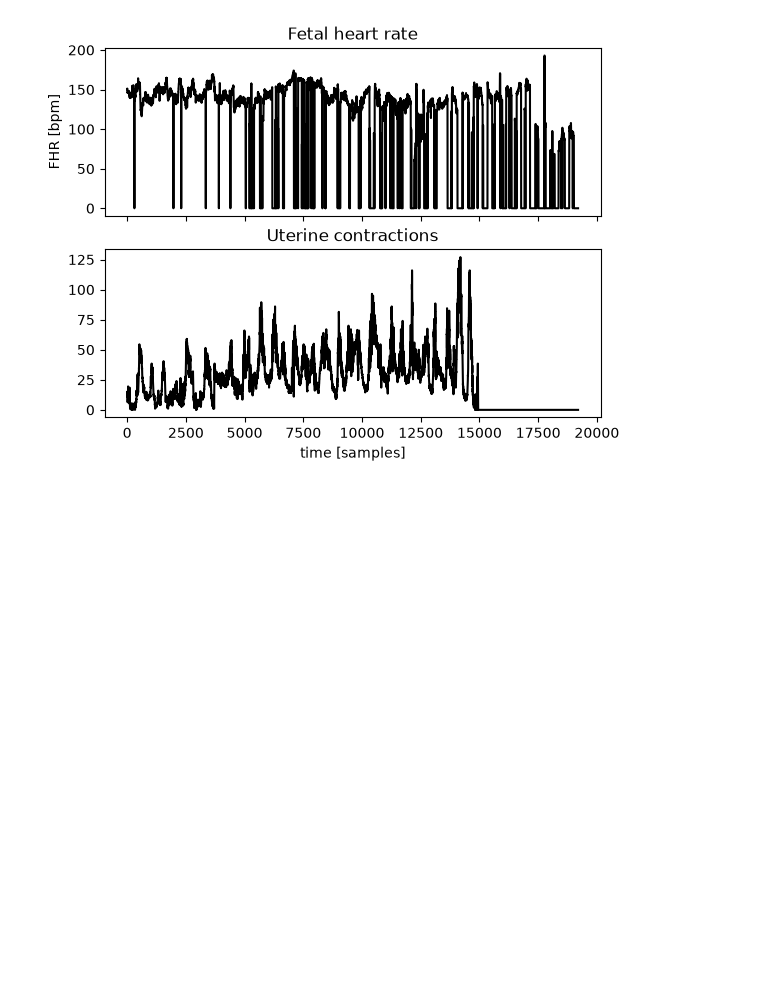
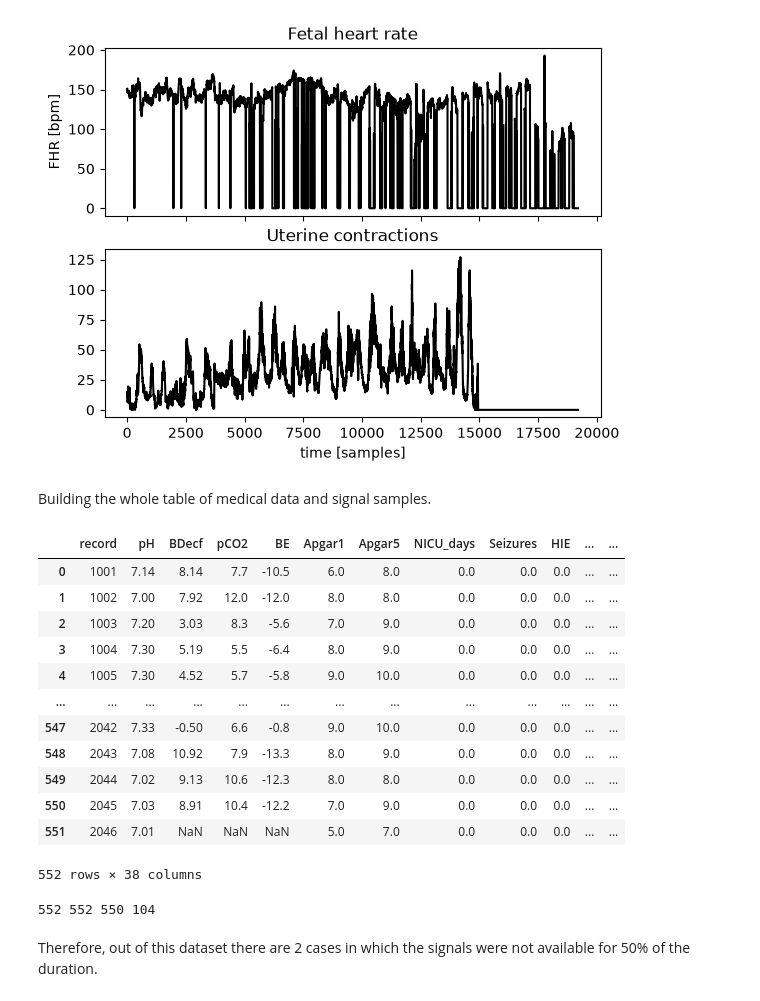
Before and after one commit to trnnstella/Fetal-health-analysis, a Jupyter notebook: fetal-health.ipynb, the cells around one changed output. Saved outputs shown, nothing was run; the diff lists cells and outputs as text; code cells hidden in the pictures; blank space fills up the shorter version.

Commit message:
Dataframe with signals and data

```diff
--- a/fetal-health.ipynb
+++ b/fetal-health.ipynb
@@ -268,3 +268,39 @@ print(params["pH"], params["Pos_IIst"])
 # %% [output]
 7.14 14400.0
 [figure]
+# %% [markdown]
+Building the whole table of medical data and signal samples.
+# %%
+rows = []
+for name in names:
+    fhr, uc, params, fs = load_record(name, data_dir, trim_second_stage=True)
+    fhr = np.where(fhr==0, np.nan, fhr)
+    rows.append({"record": name, **params, "minutes_stage_1": len(fhr)/fs/60, "dropout": np.isnan(fhr).mean()})
+df = pd.DataFrame(rows)
+df
+# %% [output]
+|  | record | pH | BDecf | pCO2 | BE | Apgar1 | Apgar5 | NICU_days | Seizures | HIE | ... | ... |
+| 0 | 1001 | 7.14 | 8.14 | 7.7 | -10.5 | 6.0 | 8.0 | 0.0 | 0.0 | 0.0 | ... | ... |
+| 1 | 1002 | 7.00 | 7.92 | 12.0 | -12.0 | 8.0 | 8.0 | 0.0 | 0.0 | 0.0 | ... | ... |
+| 2 | 1003 | 7.20 | 3.03 | 8.3 | -5.6 | 7.0 | 9.0 | 0.0 | 0.0 | 0.0 | ... | ... |
+| 3 | 1004 | 7.30 | 5.19 | 5.5 | -6.4 | 8.0 | 9.0 | 0.0 | 0.0 | 0.0 | ... | ... |
+| 4 | 1005 | 7.30 | 4.52 | 5.7 | -5.8 | 9.0 | 10.0 | 0.0 | 0.0 | 0.0 | ... | ... |
+| ... | ... | ... | ... | ... | ... | ... | ... | ... | ... | ... | ... | ... |
+| 547 | 2042 | 7.33 | -0.50 | 6.6 | -0.8 | 9.0 | 10.0 | 0.0 | 0.0 | 0.0 | ... | ... |
+| 548 | 2043 | 7.08 | 10.92 | 7.9 | -13.3 | 8.0 | 9.0 | 0.0 | 0.0 | 0.0 | ... | ... |
+| 549 | 2044 | 7.02 | 9.13 | 10.6 | -12.3 | 8.0 | 8.0 | 0.0 | 0.0 | 0.0 | ... | ... |
+| 550 | 2045 | 7.03 | 8.91 | 10.4 | -12.2 | 7.0 | 9.0 | 0.0 | 0.0 | 0.0 | ... | ... |
+| 551 | 2046 | 7.01 | NaN | NaN | NaN | 5.0 | 7.0 | 0.0 | 0.0 | 0.0 | ... | ... |
+552 rows × 38 columns
+# %%
+n0 = len(df)
+df = df[df["minutes_stage_1"]>=30]
+n1 = len(df)
+df = df[df["dropout"]<0.5]
+n2 = len(df)
+df["academia"] = df["pH"]<7.15
+print(n0, n1, n2, df["academia"].sum())
+# %% [output]
+552 552 550 104
+# %% [markdown]
+Therefore, out of this dataset there are 2 cases in which the signals were not available for 50% of the duration.
```
